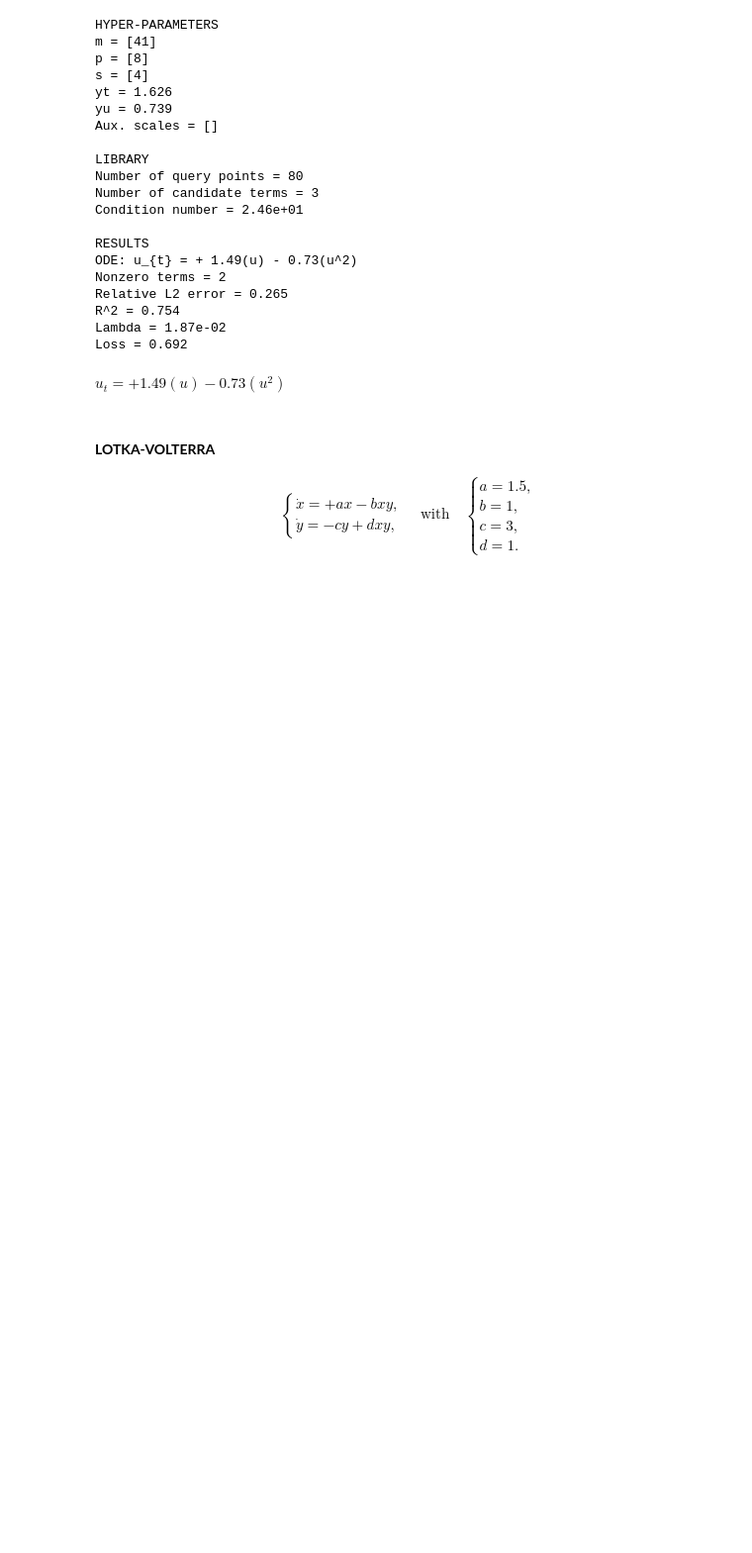
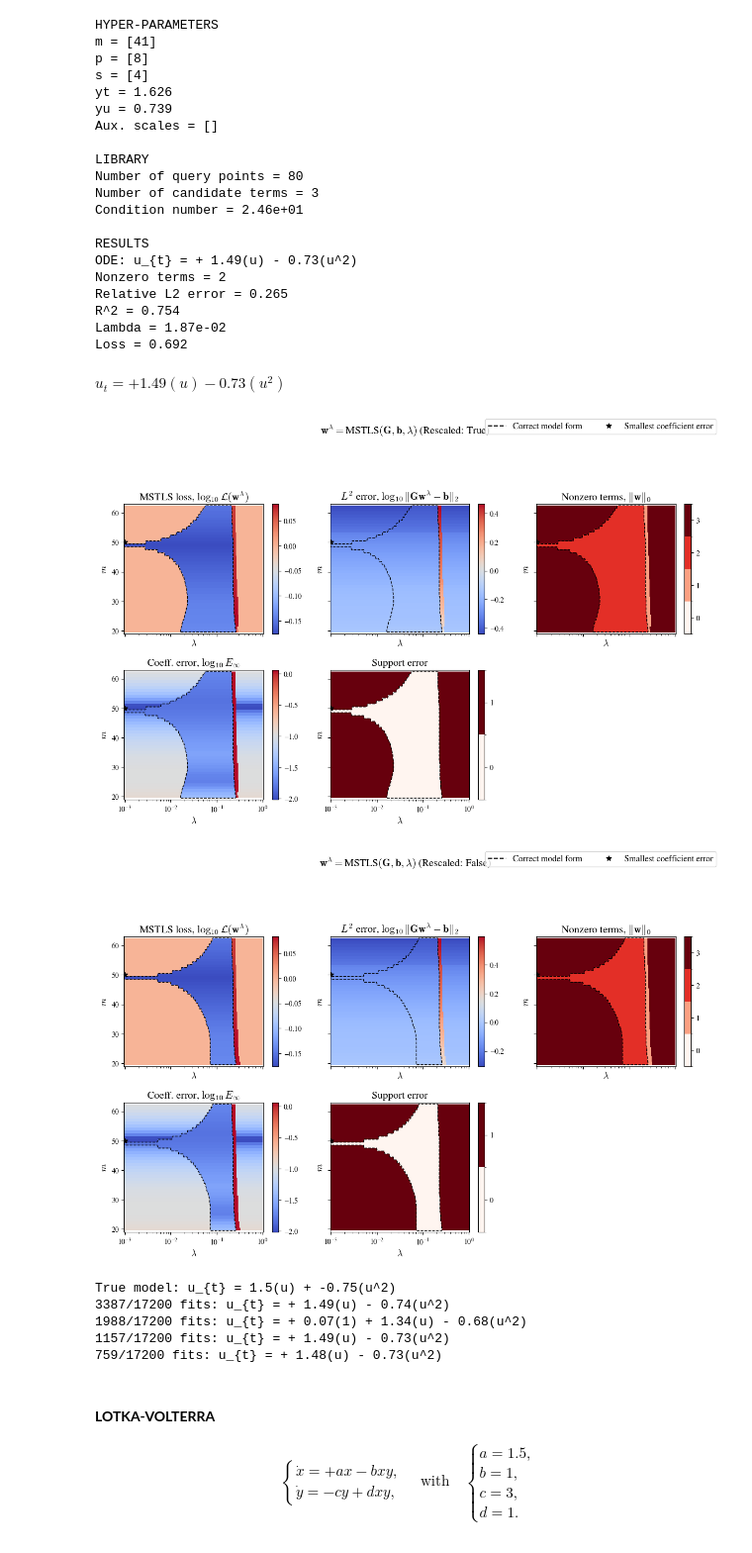
Before and after one commit to SethMinor/PyWSINDy-for-PDEs, a Jupyter notebook: examples/wsindy_ode_examples.ipynb, the cells around one changed output. Shown at 99% size. Cells and saved outputs as stored; diff of their text form; code cells hidden in the pictures; blank space fills up the shorter version.

```diff
--- a/examples/wsindy_ode_examples.ipynb
+++ b/examples/wsindy_ode_examples.ipynb
@@ -41 +43,8 @@ matplotlib.rc('ytick', labelsize=10, direction='out')
+# %%
+# Derivatives to include
+alpha = [[1], # lhs = (d/dt)^1
+         [0]] # (d/dt)^0
+
+# SciPy ODE solver settings
+solver_params = {'rtol':1e-12, 'atol':1e-12, 'method':'DOP853'}
 # %% [markdown]
@@ -43,8 +52,8 @@ Utilities and helpers...
 # %%
-# Fits a single ODE with default options
-def fit_wsindy_ode(Ui, V, names, t, beta, m=None, p=None, s=None, Lambda=None, rescale=True, verbosity=False):
+# Single ODE
+def fit_wsindy_ode(Ui, V, names, t, beta, m=None, s=None, Lambda=None, rescale=True, verbosity=False):
   alpha = [[1], [0]] # lhs operator = d/dt
-  model = WSINDy(Ui, alpha, beta, t, V=V, names=names, m=m, p=p, s=s,
+  model = WSINDy(Ui, alpha, beta, t, V=V, names=names, m=m, s=s,
                  verbosity=verbosity, rescale=rescale, eqn_type='ode')
   [G,powers,derivs,rhs_names] = model.create_default_library()
   model.build_lhs(names[0] + model.derivative_names[0])
@@ -56,8 +65,8 @@ def fit_wsindy_ode(Ui, V, names, t, beta, m=None, p=None, s=None, Lambda=None, r
   display(Math(ode))
   return model
 
-# Fits a system of ODEs with default options
-def fit_wsindy_system(states, t, names, beta, m=None, p=None, s=None, Lambda=None, rescale=True, verbosity=False):
+# System of ODEs
+def fit_wsindy_odes(states, t, names, beta, m=None, s=None, Lambda=None, rescale=True, verbosity=False):
   models = []
 
   for i,Ui in enumerate(states):
@@ -65,7 +74,7 @@ def fit_wsindy_system(states, t, names, beta, m=None, p=None, s=None, Lambda=Non
     V = [states[j] for j in aux_inds]
     local_names = [names[i]] + [names[j] for j in aux_inds]
 
-    model = fit_wsindy_ode(Ui, V, local_names, t, beta, m, p, s, Lambda, rescale, verbosity)
+    model = fit_wsindy_ode(Ui, V, local_names, t, beta, m, s, Lambda, rescale, verbosity)
     models.append(model)
   return models
 # %% [markdown]
@@ -135,6 +145,25 @@ R^2 = 0.754
 Lambda = 1.87e-02
 Loss = 0.692
 $\displaystyle u_{t} = + 1.49(u) - 0.73(u^2)$
+# %%
+# Hyperparameter sweep
+true_coeffs = {'(u)': 1.5, '(u^2)': -0.75}
+true_model = model.lhs_name + ' = ' + ' + '.join(str(true_coeffs[term])+term for term in true_coeffs)
+
+results = model.hyperparameter_sweep(lhs_name=model.lhs_name, true_coeffs=true_coeffs)
+
+# Print most common models
+print(f'True model: {true_model}')
+for model_str,count in Counter(results['model']).most_common(4):
+  print(f'{count:3d}/{len(results["model"])} fits: {model_str}')
+# %% [output]
+[figure, added]
+[figure, added]
+True model: u_{t} = 1.5(u) + -0.75(u^2)
+3387/17200 fits: u_{t} = + 1.49(u) - 0.74(u^2)
+1988/17200 fits: u_{t} = + 0.07(1) + 1.34(u) - 0.68(u^2)
+1157/17200 fits: u_{t} = + 1.49(u) - 0.73(u^2)
+759/17200 fits: u_{t} = + 1.48(u) - 0.73(u^2)
 # %% [markdown]
 #### **LOTKA-VOLTERRA**
 $$\begin{align*}
```
Also changed, not shown: parts of 10 cells of this notebook, 2 other files.
